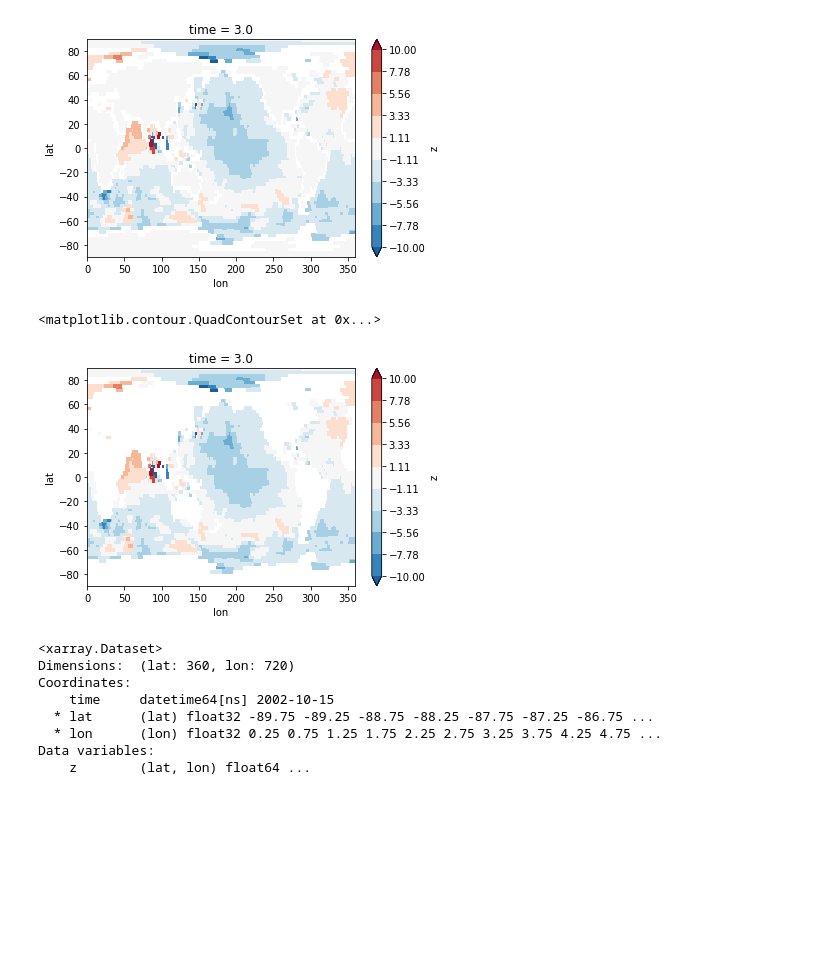
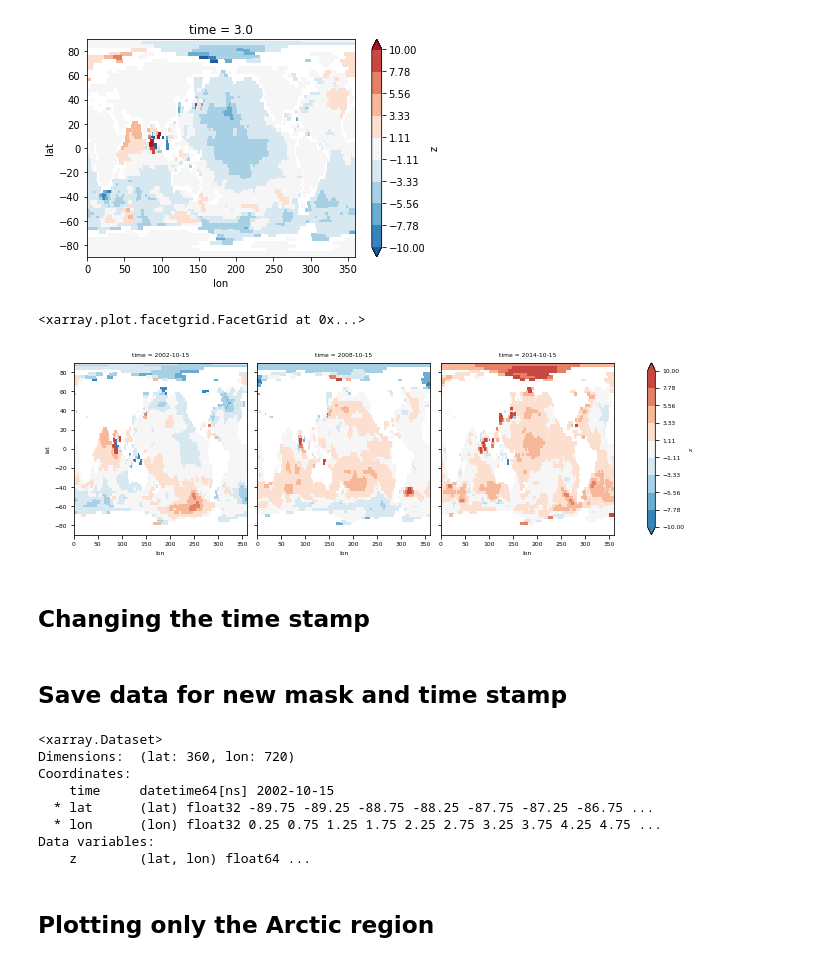
Before and after one commit to chiaweh2/arctic_ocean, a Jupyter notebook: arctic_ocean.ipynb, the cells around one changed output. Drawn from its saved outputs; the diff is of its cells as text; code cells hidden in the pictures; blank space fills up the shorter version.

```diff
--- a/arctic_ocean.ipynb
+++ b/arctic_ocean.ipynb
@@ -51,10 +55,13 @@ ds['z'].isel(time=0).plot.contourf(levels=np.linspace(-10,10,10))
 [figure]
 # %%
 ds['z']=ds['z']*totmask
-ds['z'].isel(time=0).plot.contourf(levels=np.linspace(-10,10,10))
+ds['z'].sel(time=[datetime.datetime(2002,10,15),datetime.datetime(2008,10,15),datetime.datetime(2014,10,15)],method='nearest')\
+.plot.contourf(col='time',col_wrap=3,levels=np.linspace(-10,10,10))
 # %% [output]
-<matplotlib.contour.QuadContourSet at 0x...>
+<xarray.plot.facetgrid.FacetGrid at 0x...>
-[figure, old version]
+[figure, new version]
+# %% [markdown]
+## Changing the time stamp
 # %%
 # old time stamp (change from np.array to pd.index)
 gmonth=np.array(ds['time'])+1   # start from 0
@@ -65,6 +72,8 @@ tstamp=pd.to_datetime([datetime.datetime(year[ii],month[ii],15) for ii in range(
 
 # assign new time stamp
 ds['time']=xr.DataArray(tstamp,coords=[tstamp],dims=['time'])
+# %% [markdown]
+## Save data for new mask and time stamp
 # %%
 ds.to_netcdf('./data/jpl_mascon_ocean.nc')
 # ds_new=xr.open_dataset('./data/jpl_mascon_ocean.nc')    # testing the open_dataset function
@@ -79,6 +88,8 @@ Coordinates:
   * lon      (lon) float32 0.25 0.75 1.25 1.75 2.25 2.75 3.25 3.75 4.25 4.75 ...
 Data variables:
     z        (lat, lon) float64 ...
+# %% [markdown]
+## Plotting only the Arctic region
 # %%
 # set the figure and data projection
 data_proj=ccrs.PlateCarree()
```
Also changed, not shown: parts of 9 cells of this notebook.
